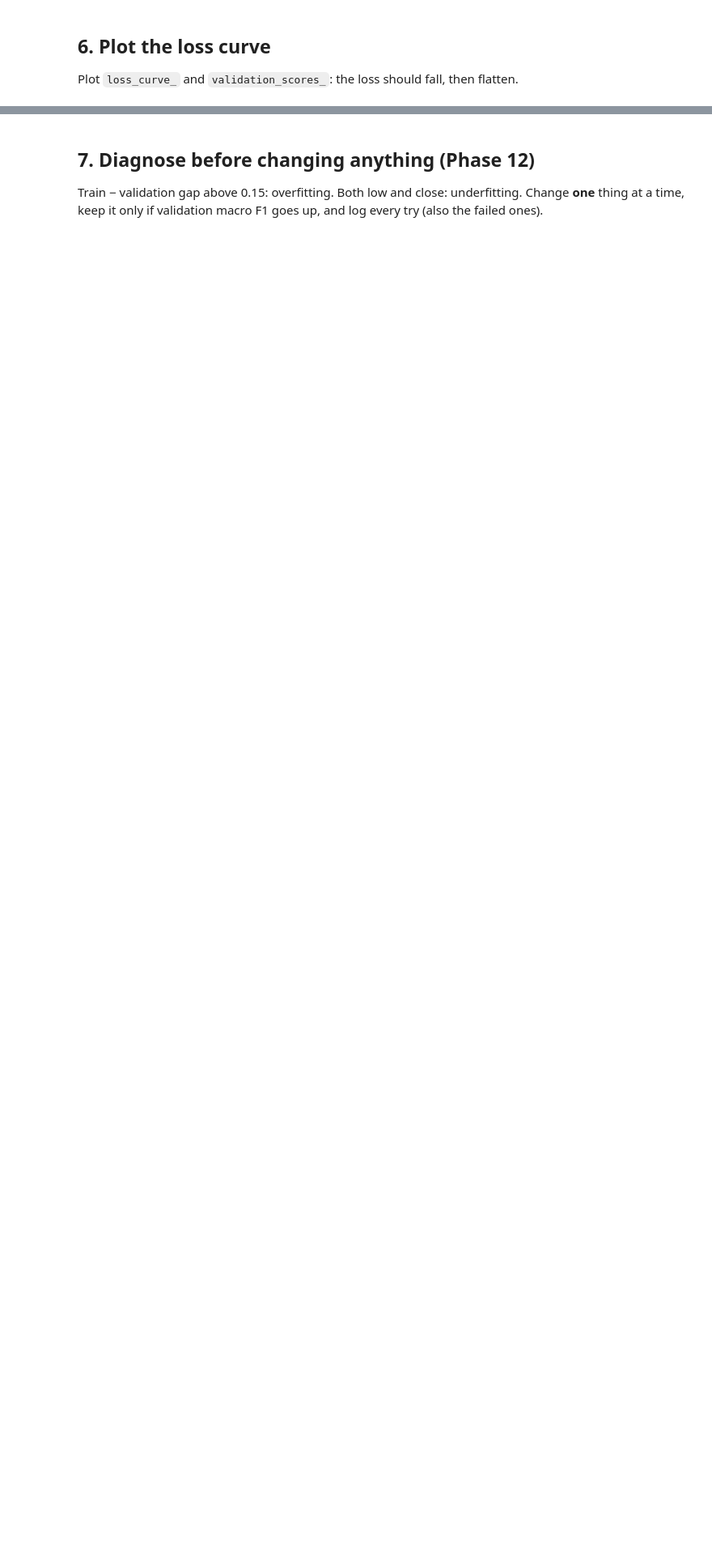
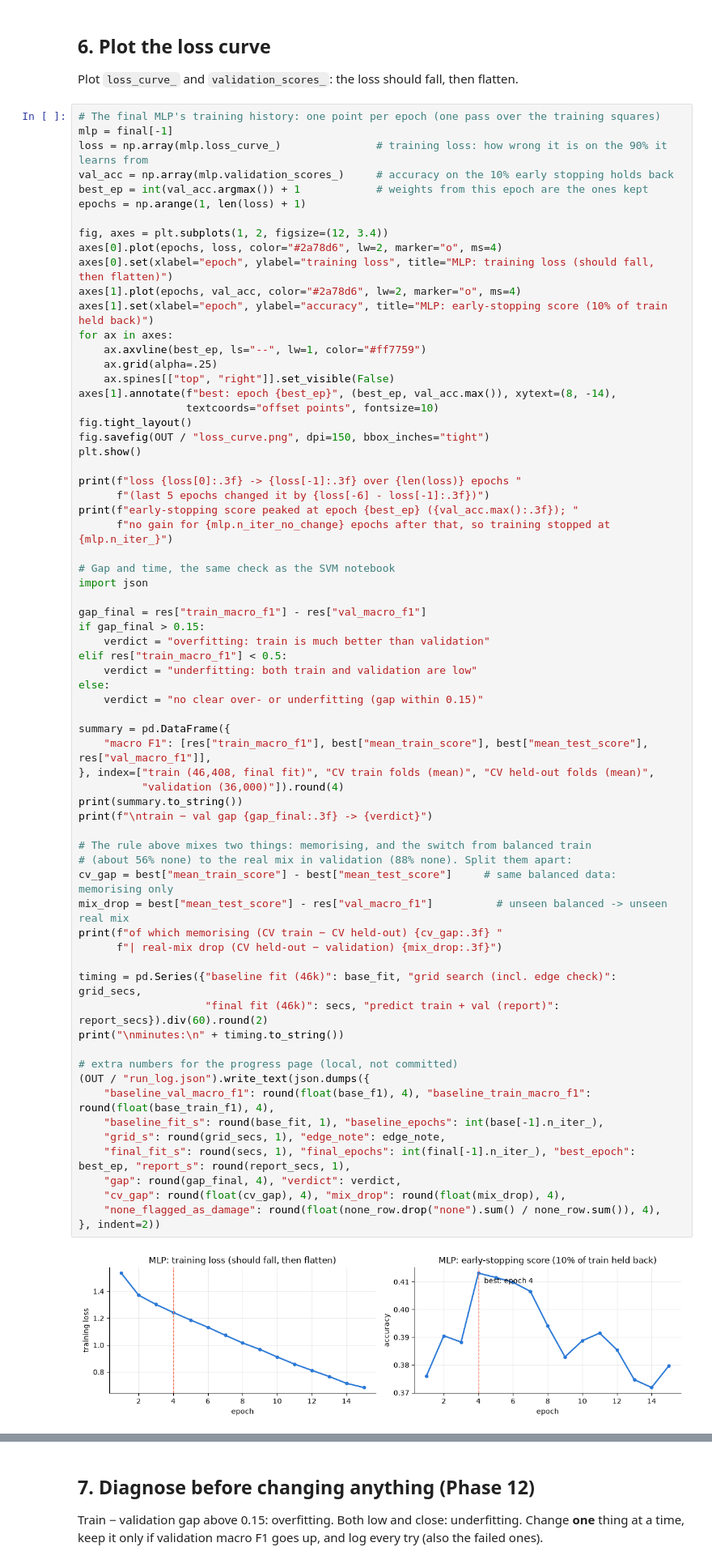
Before and after one commit to RaksaOC/road-damage-classifier, a Jupyter notebook: backend/ml/notebooks/11_3_mlp.ipynb, the cells around one changed output, grey strips where cells are left out. Shown at 81% size. Cells and saved outputs as stored; diff of their text form; blank space fills up the shorter version.

```diff
--- a/backend/ml/notebooks/11_3_mlp.ipynb
+++ b/backend/ml/notebooks/11_3_mlp.ipynb
@@ -222,3 +267,72 @@ BEST: {'clf__alpha': 0.0001, 'clf__hidden_layer_sizes': (256, 128)} | CV macro F
 ## 6. Plot the loss curve
 
 Plot `loss_curve_` and `validation_scores_`: the loss should fall, then flatten.
+# %%
+# The final MLP's training history: one point per epoch (one pass over the training squares)
+mlp = final[-1]
+loss = np.array(mlp.loss_curve_)               # training loss: how wrong it is on the 90% it learns from
+val_acc = np.array(mlp.validation_scores_)     # accuracy on the 10% early stopping holds back
+best_ep = int(val_acc.argmax()) + 1            # weights from this epoch are the ones kept
+epochs = np.arange(1, len(loss) + 1)
+
+fig, axes = plt.subplots(1, 2, figsize=(12, 3.4))
+axes[0].plot(epochs, loss, color="#2a78d6", lw=2, marker="o", ms=4)
+axes[0].set(xlabel="epoch", ylabel="training loss", title="MLP: training loss (should fall, then flatten)")
+axes[1].plot(epochs, val_acc, color="#2a78d6", lw=2, marker="o", ms=4)
+axes[1].set(xlabel="epoch", ylabel="accuracy", title="MLP: early-stopping score (10% of train held back)")
+for ax in axes:
+    ax.axvline(best_ep, ls="--", lw=1, color="#ff7759")
+    ax.grid(alpha=.25)
+    ax.spines[["top", "right"]].set_visible(False)
+axes[1].annotate(f"best: epoch {best_ep}", (best_ep, val_acc.max()), xytext=(8, -14),
+                 textcoords="offset points", fontsize=10)
+fig.tight_layout()
+fig.savefig(OUT / "loss_curve.png", dpi=150, bbox_inches="tight")
+plt.show()
+
+print(f"loss {loss[0]:.3f} -> {loss[-1]:.3f} over {len(loss)} epochs "
+      f"(last 5 epochs changed it by {loss[-6] - loss[-1]:.3f})")
+print(f"early-stopping score peaked at epoch {best_ep} ({val_acc.max():.3f}); "
+      f"no gain for {mlp.n_iter_no_change} epochs after that, so training stopped at {mlp.n_iter_}")
+
+# Gap and time, the same check as the SVM notebook
+import json
+
+gap_final = res["train_macro_f1"] - res["val_macro_f1"]
+if gap_final > 0.15:
+    verdict = "overfitting: train is much better than validation"
+elif res["train_macro_f1"] < 0.5:
+    verdict = "underfitting: both train and validation are low"
+else:
+    verdict = "no clear over- or underfitting (gap within 0.15)"
+
+summary = pd.DataFrame({
+    "macro F1": [res["train_macro_f1"], best["mean_train_score"], best["mean_test_score"], res["val_macro_f1"]],
+}, index=["train (46,408, final fit)", "CV train folds (mean)", "CV held-out folds (mean)",
+          "validation (36,000)"]).round(4)
+print(summary.to_string())
+print(f"\ntrain − val gap {gap_final:.3f} -> {verdict}")
+
+# The rule above mixes two things: memorising, and the switch from balanced train
+# (about 56% none) to the real mix in validation (88% none). Split them apart:
+cv_gap = best["mean_train_score"] - best["mean_test_score"]     # same balanced data: memorising only
+mix_drop = best["mean_test_score"] - res["val_macro_f1"]          # unseen balanced -> unseen real mix
+print(f"of which memorising (CV train − CV held-out) {cv_gap:.3f} "
+      f"| real-mix drop (CV held-out − validation) {mix_drop:.3f}")
+
+timing = pd.Series({"baseline fit (46k)": base_fit, "grid search (incl. edge check)": grid_secs,
+                    "final fit (46k)": secs, "predict train + val (report)": report_secs}).div(60).round(2)
+print("\nminutes:\n" + timing.to_string())
+
+# extra numbers for the progress page (local, not committed)
+(OUT / "run_log.json").write_text(json.dumps({
+    "baseline_val_macro_f1": round(float(base_f1), 4), "baseline_train_macro_f1": round(float(base_train_f1), 4),
+    "baseline_fit_s": round(base_fit, 1), "baseline_epochs": int(base[-1].n_iter_),
+    "grid_s": round(grid_secs, 1), "edge_note": edge_note,
+    "final_fit_s": round(secs, 1), "final_epochs": int(final[-1].n_iter_), "best_epoch": best_ep, "report_s": round(report_secs, 1),
+    "gap": round(gap_final, 4), "verdict": verdict,
+    "cv_gap": round(float(cv_gap), 4), "mix_drop": round(float(mix_drop), 4),
+    "none_flagged_as_damage": round(float(none_row.drop("none").sum() / none_row.sum()), 4),
+}, indent=2))
+# %% [output]
+[figure, added]
```
Also changed, not shown: parts of 2 cells of this notebook.
